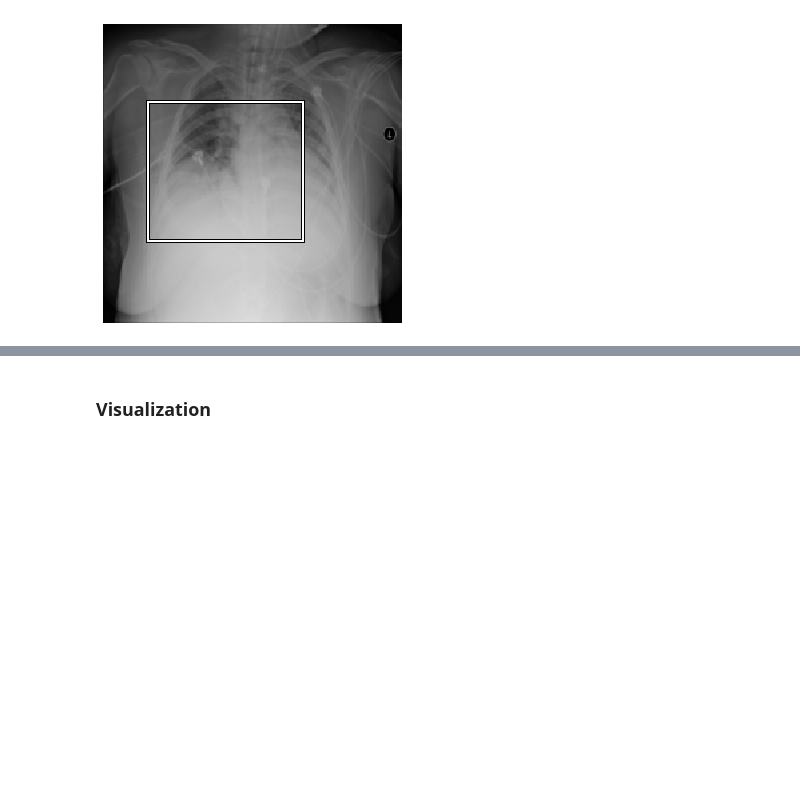
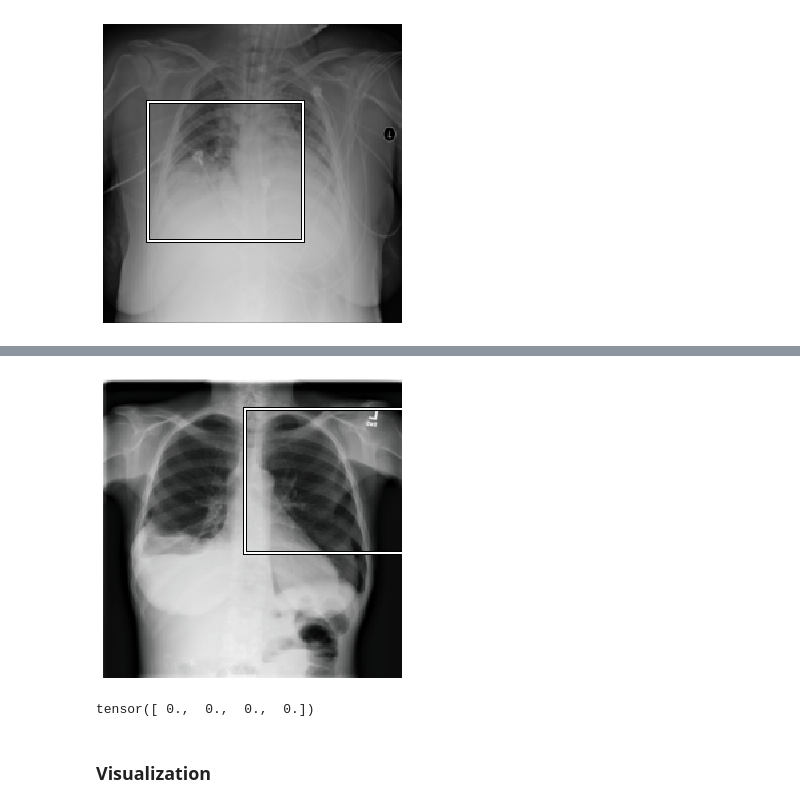
Before and after one commit to stanimman/2015, a Jupyter notebook: Hello,_Colaboratory.ipynb, the cells around one changed output, grey strips where cells are left out. Cells and saved outputs as stored; diff of their text form; code cells hidden in the pictures; blank space fills up the shorter version.

```diff
--- a/Hello,_Colaboratory.ipynb
+++ b/Hello,_Colaboratory.ipynb
@@ -274,3 +427,13 @@ draw_rect(ax,b)
+# %%
+ax = show_img(denorm(image1[1]))
+b = bb1[1]
+draw_rect(ax,b)
+# %% [output]
+[figure, added]
+# %%
+bb1[0]
+# %% [output]
+tensor([ 0.,  0.,  0.,  0.])
 # %% [markdown]
 ### Visualization
 # %% [markdown]
```
Also changed, not shown: parts of 16 cells of this notebook.
